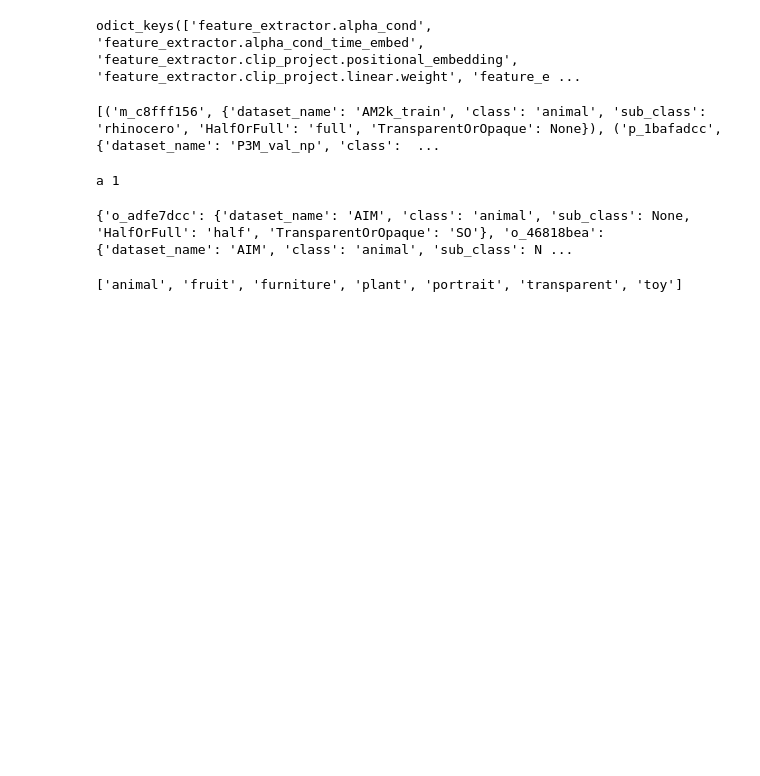
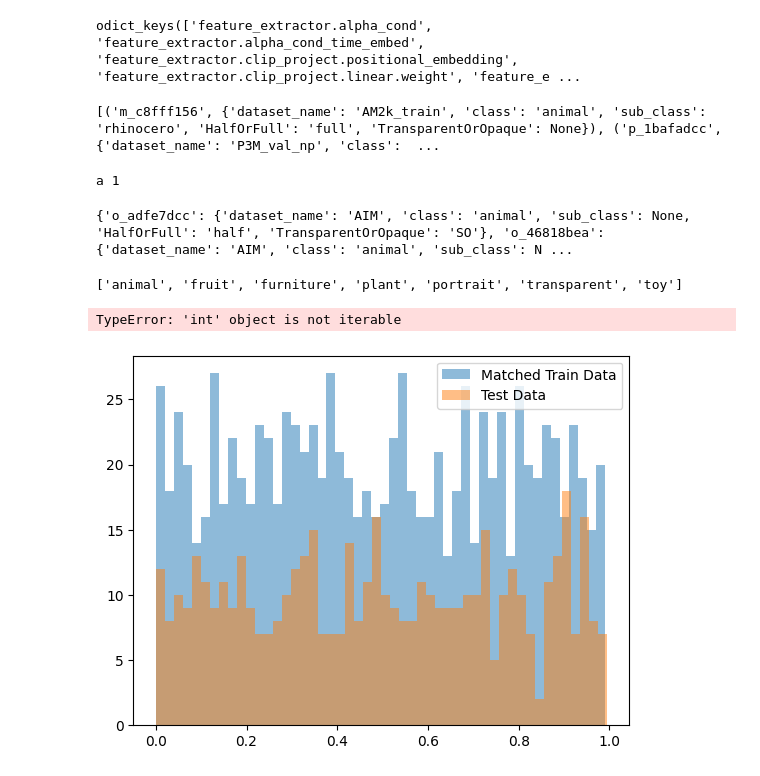
Before and after one commit to tiny-smart/in-context-matting, a Jupyter notebook: test.ipynb, the cells around one changed output. Cells and saved outputs as stored; diff of their text form; code cells hidden in the pictures; blank space fills up the shorter version.

```diff
--- a/test.ipynb
+++ b/test.ipynb
@@ -96,3 +96,41 @@ for key, value in json_data.items():
 # %%
 if 0:
     print('yes')
+# %%
+a =  4
+print( list(a))
+# %% [output]
+TypeError: 'int' object is not iterable
+# %%
+import numpy as np
+
+def histogram_matching(train_data, test_data, bins=100):
+    # 计算两个数据的直方图
+    train_hist, train_bin_edges = np.histogram(train_data, bins=bins, density=True)
+    test_hist, _ = np.histogram(test_data, bins=train_bin_edges, density=True)
+
+    # 计算累计分布函数 (CDF)
+    train_cdf = np.cumsum(train_hist) / sum(train_hist)
+    test_cdf = np.cumsum(test_hist) / sum(test_hist)
+
+    # 匹配直方图
+    matched_train_data = np.interp(train_data, train_bin_edges[:-1], test_cdf)
+    matched_train_data = np.interp(matched_train_data, test_cdf, train_bin_edges[:-1])
+
+    return matched_train_data
+
+# 模拟数据
+train_data = np.random.rand(1000)
+test_data = np.random.rand(500)
+
+# 匹配训练数据的分布到测试数据
+matched_train_data = histogram_matching(train_data, test_data)
+
+# 你可以使用可视化工具，如matplotlib，来验证匹配后的分布
+import matplotlib.pyplot as plt
+plt.hist(matched_train_data, bins=50, alpha=0.5, label="Matched Train Data")
+plt.hist(test_data, bins=50, alpha=0.5, label="Test Data")
+plt.legend()
+plt.show()
+# %% [output]
+[figure, added]
```
Also changed, not shown: 8 other files.
